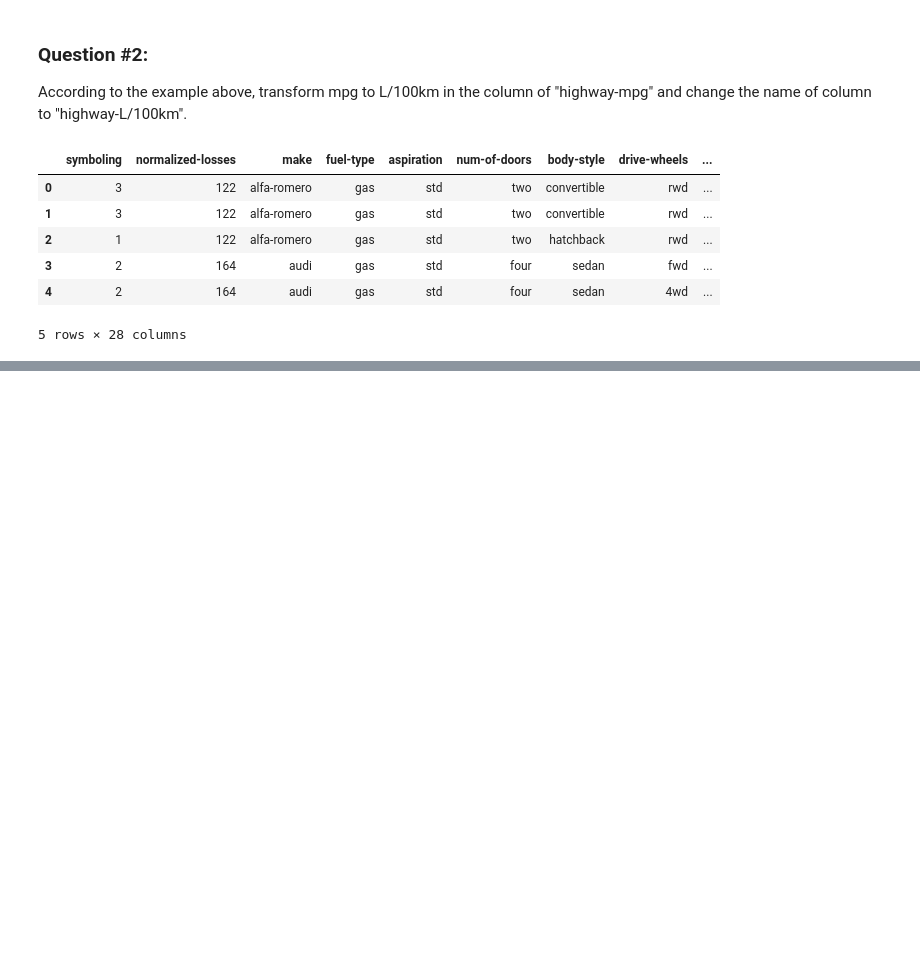
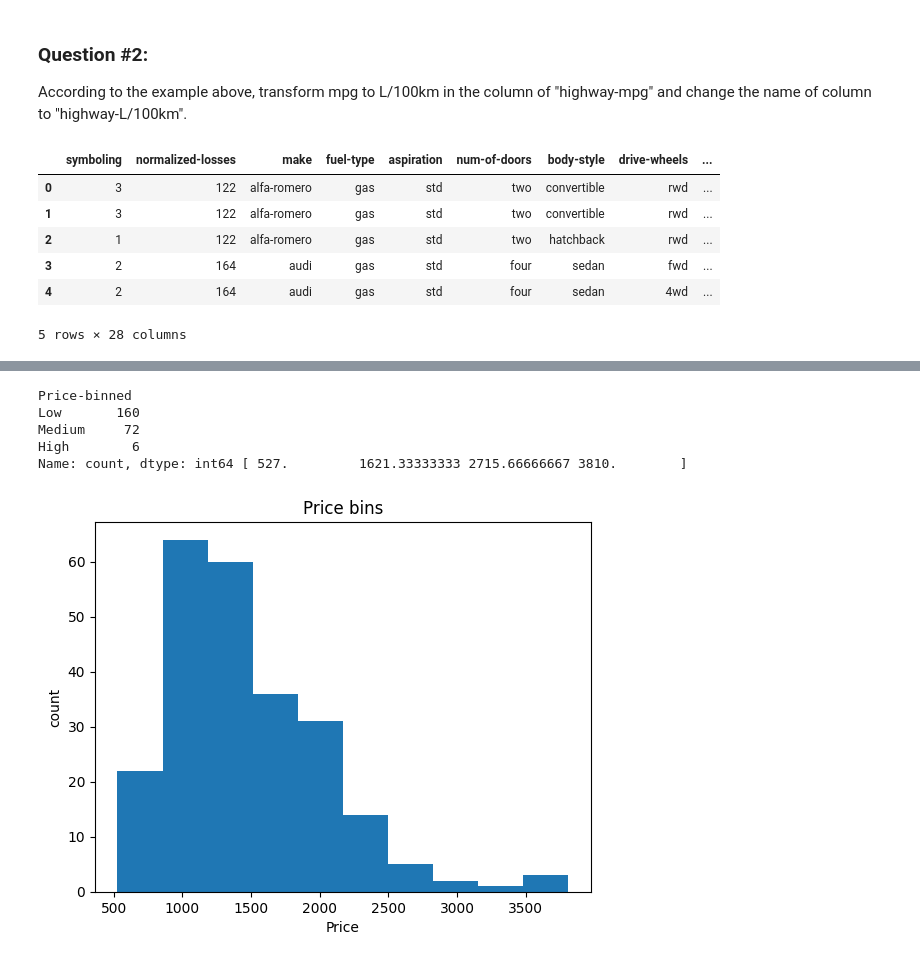
Before and after one commit to jaypay161-codealchemy/Data_Analysis_with_Python, a Jupyter notebook: Module-2.ipynb, the cells around one changed output, grey strips where cells are left out. Saved outputs shown, nothing was run; the diff lists cells and outputs as text; code cells hidden in the pictures; blank space fills up the shorter version.

```diff
--- a/Module-2.ipynb
+++ b/Module-2.ipynb
@@ -399,0 +791,4 @@ df.head()
+# %%
+# replacing missing data with mode
+common_screen_size = df['Screen_Size_cm'].value_counts().idxmax()
+df["Screen_Size_cm"].replace(np.nan, common_screen_size, inplace=True)
@@ -399,0 +816,10 @@ df.head()
+# %%
+# Converting Weight_kg to Weight_pounds :-
+
+df['Weight_pounds'] = df['Weight_kg']*2.205
+df['Weight_pounds'] = np.round(df['Weight_pounds'],2)
+
+# Converting Screen_Size_cm to Screen_Size_inch
+df['Screen_Size_inch'] = df['Screen_Size_cm']/2.54
+df['Screen_Size_inch'] = np.round(df['Screen_Size_inch'],2)
+df.head()
@@ -399,0 +837,4 @@ df.head()
+# %%
+#Click here for Solution
+
+df['CPU_freq_Norm'] = df['CPU_frequency']/df['CPU_frequency'].max()
@@ -399,0 +855,36 @@ df.head()
+# %%
+# Visual Examination of Price in histogram chart:
+
+%matplotlib inline
+import matplotlib as plt
+from matplotlib import pyplot
+plt.pyplot.hist(df["Price"])
+
+# set x/y labels and plot title
+plt.pyplot.xlabel("Price")
+plt.pyplot.ylabel("count")
+plt.pyplot.title("Price bins")
+
+# bins creation
+bins = np.linspace(min(df["Price"]), max(df["Price"]), 4)
+bins
+
+# set group names
+group_names = ['Low', 'Medium', 'High']
+
+# Apply the function "cut" to determine what each value of df['Price'] belongs to.
+df['Price-binned'] = pd.cut(df['Price'], bins, labels=group_names, include_lowest=True )
+df[['Price','Price-binned']].head(20)
+
+# See the number of Prices in each bin:
+Price_bins_counts = df["Price-binned"].value_counts()
+
+
+print(Price_bins_counts,bins)
+# %% [output]
+Price-binned
+Low       160
+Medium     72
+High        6
+Name: count, dtype: int64 [ 527.         1621.33333333 2715.66666667 3810.        ]
+[figure, added]
```
Also changed, not shown: parts of 56 cells of this notebook, 1 other file.
